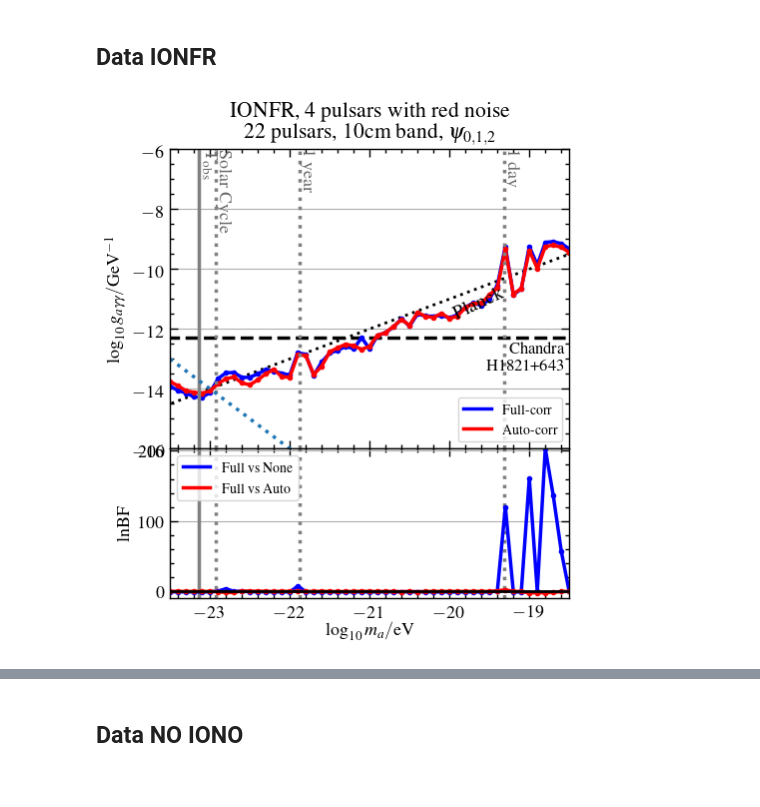
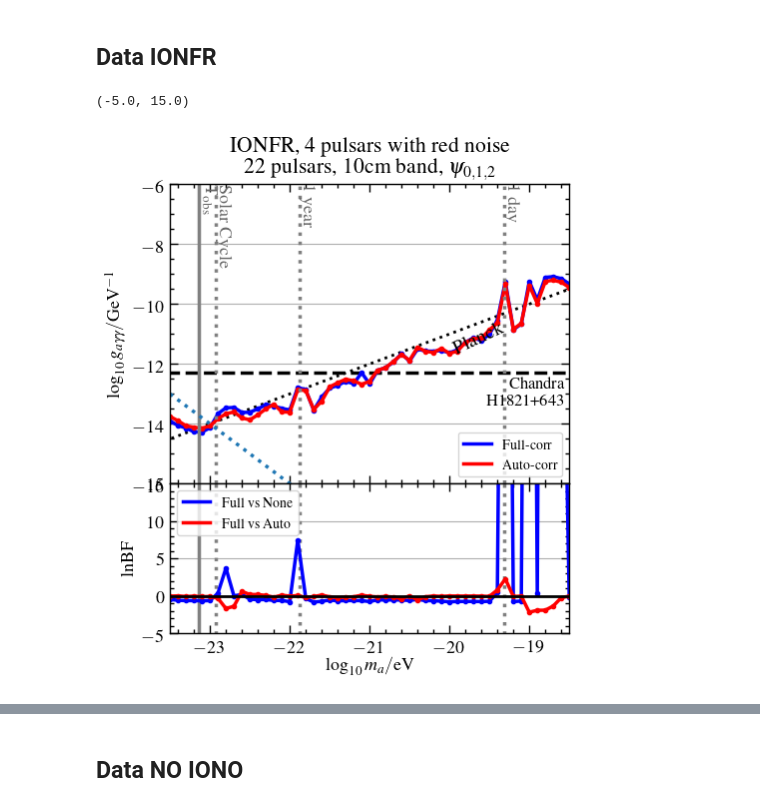
Before and after one commit to XueXiao-Physics/PPA, a Jupyter notebook: examples/Results.ipynb, the cells around one changed output, grey strips where cells are left out. Cells and saved outputs as stored; diff of their text form; code cells hidden in the pictures.

```diff
--- a/examples/Results.ipynb
+++ b/examples/Results.ipynb
@@ -210,34 +210,37 @@ lbf_nf = np.array([-0.451, -0.571, -0.613, -0.61 , -0.645, -0.603,  0.375,  3.74
         0.019,  0.208, -0.418, -0.492, -0.462, -0.593, -0.591, -0.754,
           inf, -0.322, -0.801, -0.706, -0.533, -0.647, -0.612, -0.602,
        -0.616, -0.738, -0.506, -0.538, -0.517, -0.531, -0.594, -0.445,
        -0.613, -0.626, -0.688, -0.772, -0.725, -0.723, -0.725, -0.74 ,
        -0.698,  0.449,    inf, -0.749, -0.659,    inf,  0.434,    inf,
           inf,    inf, -0.211])
 
 idx = np.array([16,42,45,47,48,49])
 nn  = 13677.09
 ff  = np.array([ 13660.077, 13797.323, 13837.615, 13879.881, 13813.663, 13734.615])
 lbf_nf[idx] = ff-nn
 lbf_nf[16] = np.log(4.3239)+6
 
 
 lbf_af = np.array([-1.435e-02,  2.156e-02, -6.507e-02, -1.449e-02, -8.163e-02,
        -6.789e-02, -2.986e-01, -1.659e+00, -1.369e+00,  6.070e-01,
         2.069e-01,  1.954e-01,  7.758e-02, -1.525e-01,  1.085e-01,
        -1.017e-02,  5.499e-02, -1.884e-01, -7.531e-02,  1.289e-01,
        -1.103e-01, -2.215e-01, -1.419e-01, -1.013e-01,  1.102e-01,
        -4.290e-02, -1.187e-01, -5.773e-02, -1.342e-01, -3.702e-01,
         1.832e-02, -5.062e-01, -9.679e-02,  5.742e-03, -4.512e-02,
         7.290e-03, -4.154e-03, -4.606e-03,  4.435e-04, -1.131e-02,
        -5.512e-02,  8.089e-01,  2.290e+00, -7.004e-02, -1.116e-02,
        -2.158e+00, -1.902e+00, -1.887e+00, -1.332e+00, -2.329e-01,
        -7.880e-03])
 
 
 
 make_bf_plot(axes[1],l10ma,lbf_af ,lbf_nf)
+
+plt.ylim(-5,15)
 # %% [output]
+(-5.0, 15.0)
-[figure, old version]
+[figure, new version]
 # %%
 crit = np.where(lbf_nf>20)[0]
 np.array([crit,l10ma[crit],lbf_nf[crit]]).T
```
Also changed, not shown: parts of 4 cells of this notebook.
